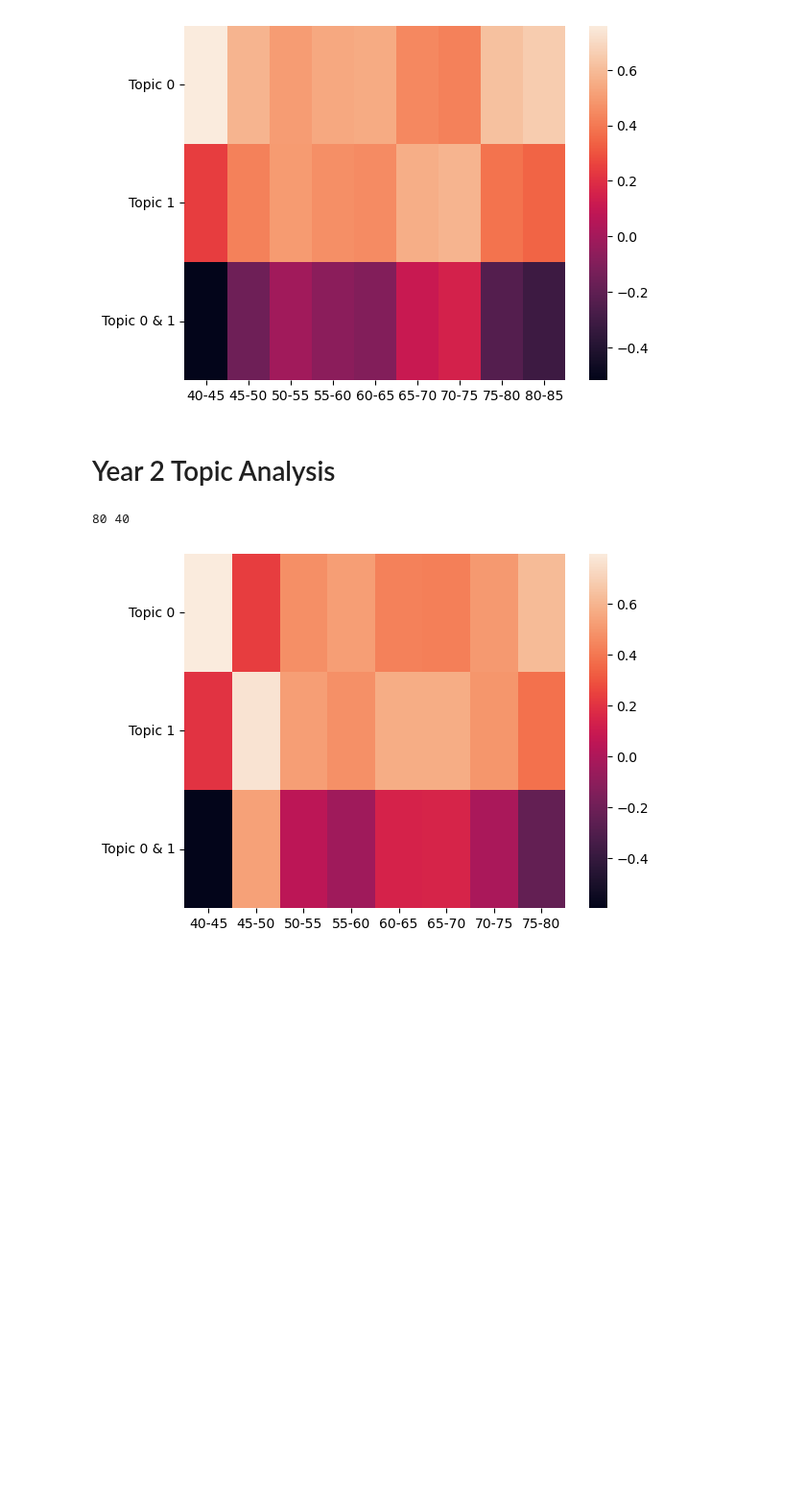
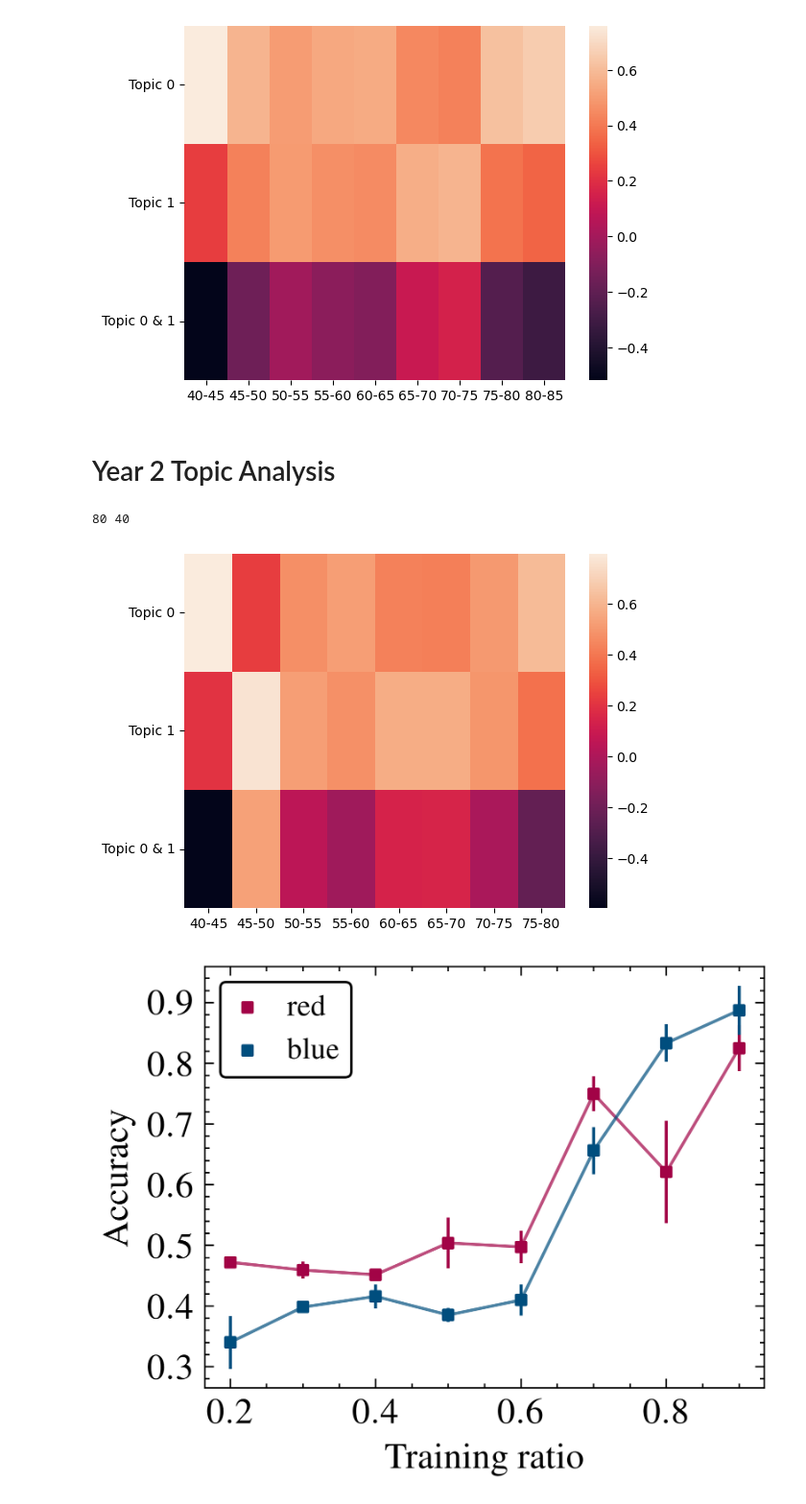
Before and after one commit to jiayang-zhang/nlp-physicseducation, a Jupyter notebook: sankey-heatmap.ipynb, the cells around one changed output. Shown at 96% size. Saved outputs shown, nothing was run; the diff lists cells and outputs as text; code cells hidden in the pictures; blank space fills up the shorter version.

Commit message:
created plot formats

```diff
--- a/sankey-heatmap.ipynb
+++ b/sankey-heatmap.ipynb
@@ -215,3 +215,67 @@ figure = svm.get_figure()
 figure.savefig('figures/heatmap/Year2-heatmap.png', dpi=600, bbox_inches = 'tight')
 # %% [output]
 [figure]
+# %%
+import matplotlib.pyplot as plt
+import scienceplots
+import numpy as np
+
+plt.style.use(['science', 'ieee'])
+params = {'legend.fontsize':10, 'legend.handlelength': 1, 'font.weight': 'bold'}
+plt.rcParams.update(params)
+
+# TODO: change to Aerial font
+
+
+
+xvalue = [0.2, 0.3, 0.4, 0.5, 0.6, 0.7, 0.8, 0.9]
+yvalue = [0.47222221493721006, 0.459375, 0.45178571343421936, 0.5041666686534881, 0.49750000834465025, 0.75, 0.6208333432674408, 0.825]
+yerr = [0.008784104088006155, 0.01384378527083543, 0.00919252600184733, 0.04161455118809117, 0.026634096005599506, 0.028384222069663984, 0.08421409751357443, 0.03775951866748304]
+xlabel = 'Training ratio'
+ylabel = 'Accuracy'
+
+y2value = [0.340277773141861, 0.3984375, 0.41607142686843873, 0.38541666865348817, 0.41000000238418577, 0.65625, 0.8333333253860473, 0.8875]
+y2err = [0.043645155324258236, 0.010186253758129139, 0.01988487475075547, 0.011410886614691999, 0.02604083366333376, 0.038590903235088965, 0.030900831717867647, 0.04026280852101601]
+
+
+
+
+'''
+marker list: https://matplotlib.org/stable/api/markers_api.html
+colour code:
+    red = #A20346
+    blue = #004E7E
+    yellow = #F27C0A
+    green = #3D4E1D
+    purple = #2E206B
+    tur = #006D7D
+    ref: https://www.cam.ac.uk/brand-resources/guidelines/typography-and-colour/colour-palette
+linestyle list: https://matplotlib.org/stable/gallery/lines_bars_and_markers/linestyles.html
+'''
+
+fig, ax1 = plt.subplots()
+
+plt.scatter(xvalue, yvalue, color = '#A20346', marker = 's', s= 10, label = 'red')
+plt.errorbar(xvalue, yvalue, yerr, color='#A20346', fmt='none')
+plt.plot(xvalue, yvalue, linestyle='solid', color='#A20346', alpha=0.7)
+
+
+plt.scatter(xvalue, y2value, color = '#004E7E', marker = 's', s= 10, label = 'blue')
+plt.errorbar(xvalue, y2value, y2err, color='#004E7E', fmt='none')
+plt.plot(xvalue, y2value, linestyle='solid', color='#004E7E', alpha=0.7)
+
+
+plt.xlabel(xlabel, fontsize=12)
+plt.ylabel(ylabel, fontsize=12)
+
+plt.xticks(size = 12)
+plt.yticks( size = 12, fontweight = 'bold', )
+
+
+legend = plt.legend(loc='upper left', framealpha=1, frameon=True, edgecolor = 'black')
+legend.get_frame().set_linewidth(0.8)
+
+
+plt.savefig('example.png', dpi=1000)
+# %% [output]
+[figure, added]
```
Also changed, not shown: 2 other files.
